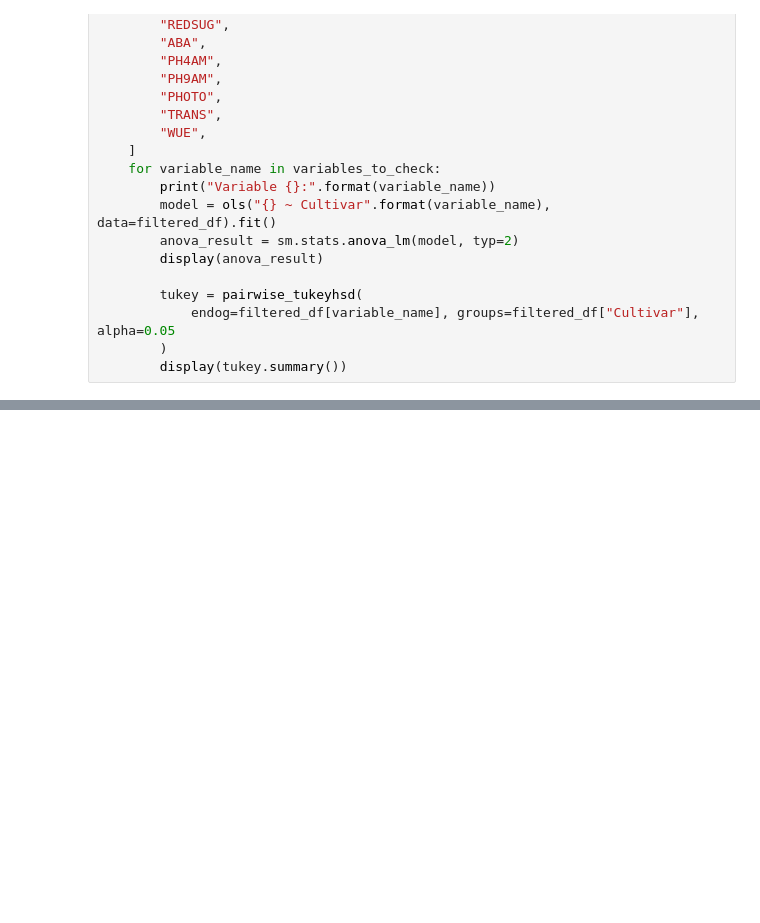
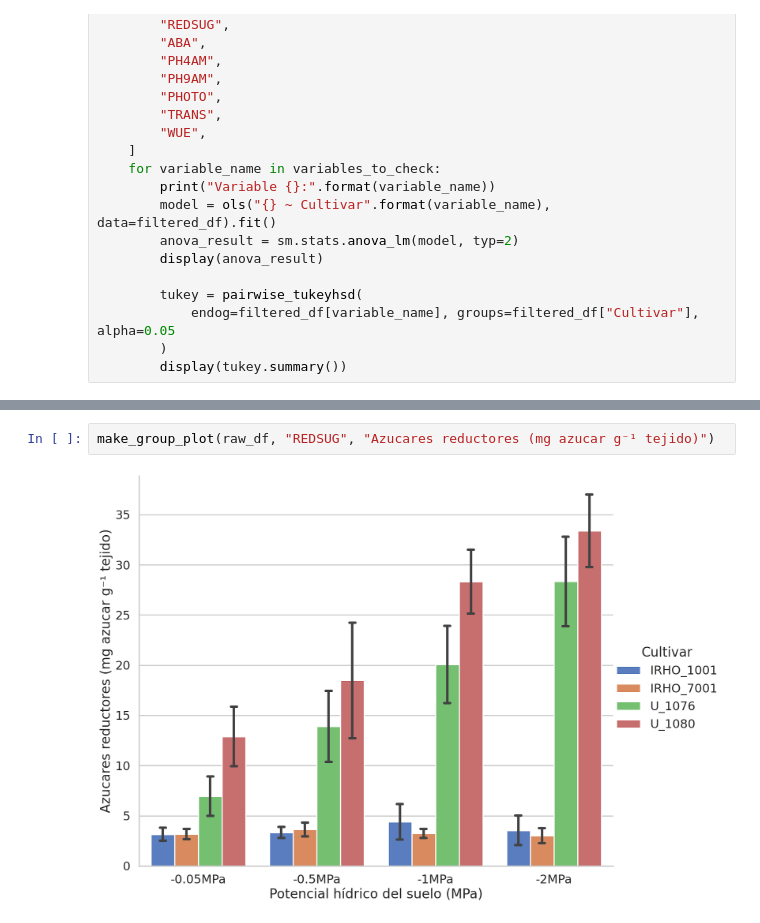
Before and after one commit to hdescobarh/journey-resolution, a Jupyter notebook: FV_Taller01_estres/Code/analisis.ipynb, the cells around one changed output, grey strips where cells are left out. Drawn from its saved outputs; the diff is of its cells as text; blank space fills up the shorter version.

```diff
--- a/FV_Taller01_estres/Code/analisis.ipynb
+++ b/FV_Taller01_estres/Code/analisis.ipynb
@@ -252,0 +245,4 @@ Text(92.46216032608699, 0.5, 'Eficiencia del uso de agua (mol CO₂ / mol H₂O)
+# %%
+make_group_plot(raw_df, "REDSUG", "Azucares reductores (mg azucar g⁻¹ tejido)")
+# %% [output]
+[figure, added]
```
Also changed, not shown: parts of 17 cells of this notebook.
